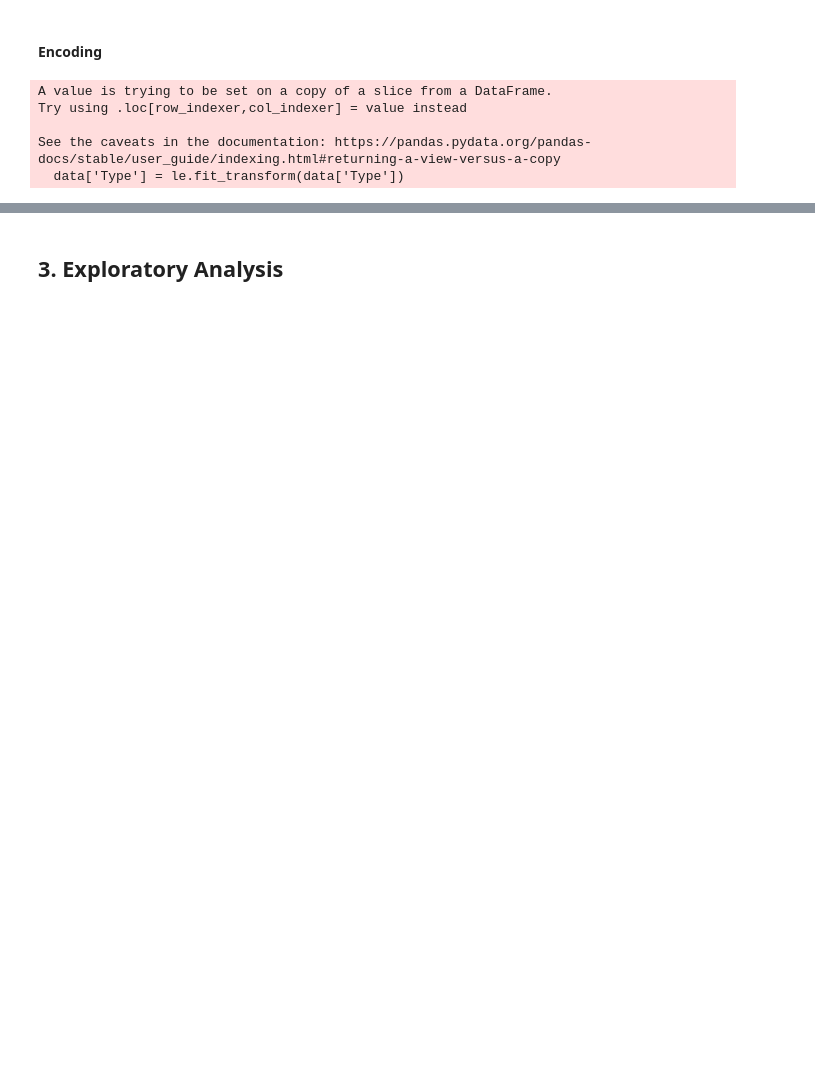
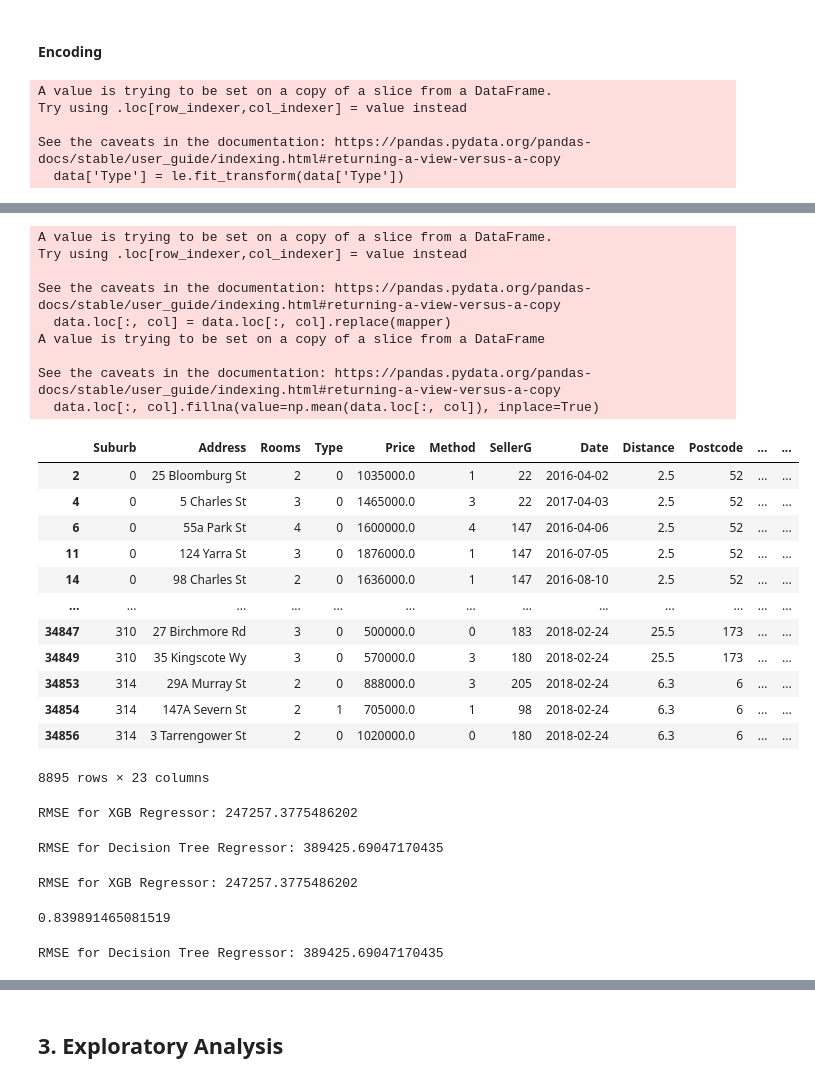
Before and after one commit to dnanad/dsr32, a Jupyter notebook: 9DS_Fundamental/ds_from_scratch_exercise.ipynb, the cells around one changed output, grey strips where cells are left out. Drawn from its saved outputs; the diff is of its cells as text; code cells hidden in the pictures; blank space fills up the shorter version.

```diff
--- a/9DS_Fundamental/ds_from_scratch_exercise.ipynb
+++ b/9DS_Fundamental/ds_from_scratch_exercise.ipynb
@@ -258,0 +309,10 @@ See the caveats in the documentation: https://pandas.pydata.org/pandas-docs/stab
+# %%
+#mean encode
+def mean_encode(data, col, on):
+    group = data.groupby(col).mean()
+    mapper = {k: v for k, v in zip(group.index, group.loc[:, on].values)}
+
+    data.loc[:, col] = data.loc[:, col].replace(mapper)
+    data.loc[:, col].fillna(value=np.mean(data.loc[:, col]), inplace=True)
+
+    return data
@@ -258,0 +420,42 @@ See the caveats in the documentation: https://pandas.pydata.org/pandas-docs/stab
+# %%
+mean_encode(data, col='sold_in_year', on='Price')
+# %% [output]
+A value is trying to be set on a copy of a slice from a DataFrame.
+Try using .loc[row_indexer,col_indexer] = value instead
+
+See the caveats in the documentation: https://pandas.pydata.org/pandas-docs/stable/user_guide/indexing.html#returning-a-view-versus-a-copy
+  data.loc[:, col] = data.loc[:, col].replace(mapper)
+A value is trying to be set on a copy of a slice from a DataFrame
+
+See the caveats in the documentation: https://pandas.pydata.org/pandas-docs/stable/user_guide/indexing.html#returning-a-view-versus-a-copy
+  data.loc[:, col].fillna(value=np.mean(data.loc[:, col]), inplace=True)
+|  | Suburb | Address | Rooms | Type | Price | Method | SellerG | Date | Distance | Postcode | ... | ... |
+| 2 | 0 | 25 Bloomburg St | 2 | 0 | 1035000.0 | 1 | 22 | 2016-04-02 | 2.5 | 52 | ... | ... |
+| 4 | 0 | 5 Charles St | 3 | 0 | 1465000.0 | 3 | 22 | 2017-04-03 | 2.5 | 52 | ... | ... |
+| 6 | 0 | 55a Park St | 4 | 0 | 1600000.0 | 4 | 147 | 2016-04-06 | 2.5 | 52 | ... | ... |
+| 11 | 0 | 124 Yarra St | 3 | 0 | 1876000.0 | 1 | 147 | 2016-07-05 | 2.5 | 52 | ... | ... |
+| 14 | 0 | 98 Charles St | 2 | 0 | 1636000.0 | 1 | 147 | 2016-08-10 | 2.5 | 52 | ... | ... |
+| ... | ... | ... | ... | ... | ... | ... | ... | ... | ... | ... | ... | ... |
+| 34847 | 310 | 27 Birchmore Rd | 3 | 0 | 500000.0 | 0 | 183 | 2018-02-24 | 25.5 | 173 | ... | ... |
+| 34849 | 310 | 35 Kingscote Wy | 3 | 0 | 570000.0 | 3 | 180 | 2018-02-24 | 25.5 | 173 | ... | ... |
+| 34853 | 314 | 29A Murray St | 2 | 0 | 888000.0 | 3 | 205 | 2018-02-24 | 6.3 | 6 | ... | ... |
+| 34854 | 314 | 147A Severn St | 2 | 1 | 705000.0 | 1 | 98 | 2018-02-24 | 6.3 | 6 | ... | ... |
+| 34856 | 314 | 3 Tarrengower St | 2 | 0 | 1020000.0 | 0 | 180 | 2018-02-24 | 6.3 | 6 | ... | ... |
+8895 rows × 23 columns
+# %%
+
+#xgboost
+xgbr = xgb.XGBRegressor(max_depth=5,learning_rate=0.1,n_estimators=200,n_jobs=-1)
+# start_time = time.time()  #track the model development time
+
+xgbr.fit(X_train,y_train)
+
+# end_time = time.time()
+
+y_predict = xgbr.predict(X_test)
+
+# print("--- %s seconds ---" % (end_time - start_time))
+
+print("RMSE for XGB Regressor:", mean_squared_error(y_test,y_predict, squared=False))
+# %% [output]
+RMSE for XGB Regressor: 247257.3775486202
@@ -258,0 +467,10 @@ See the caveats in the documentation: https://pandas.pydata.org/pandas-docs/stab
+# %%
+dtr = tree.DecisionTreeRegressor(random_state=42, criterion='friedman_mse')#criterion{“squared_error”, “friedman_mse”, “absolute_error”, “poisson”
+#fit and return f1_score
+dtr.fit(X_train,y_train)
+
+y_predict_dtr = dtr.predict(X_test)
+
+print("RMSE for Decision Tree Regressor:", mean_squared_error(y_test,y_predict_dtr, squared=False))
+# %% [output]
+RMSE for Decision Tree Regressor: 389425.69047170435
@@ -258,0 +479,11 @@ See the caveats in the documentation: https://pandas.pydata.org/pandas-docs/stab
+# %%
+print("RMSE for XGB Regressor:", mean_squared_error(y_test,y_predict, squared=False))
+r2_score(y_test, y_predict)
+# %% [output]
+RMSE for XGB Regressor: 247257.3775486202
+0.839891465081519
+# %%
+print("RMSE for Decision Tree Regressor:", mean_squared_error(y_test,y_predict_dtr, squared=False))
+# print("RMSE for Logistic Regression:", mean_squared_error(y_test,y_predict_lc, squared=False))
+# %% [output]
+RMSE for Decision Tree Regressor: 389425.69047170435
```
Also changed, not shown: parts of 25 cells of this notebook, 6 other files.
